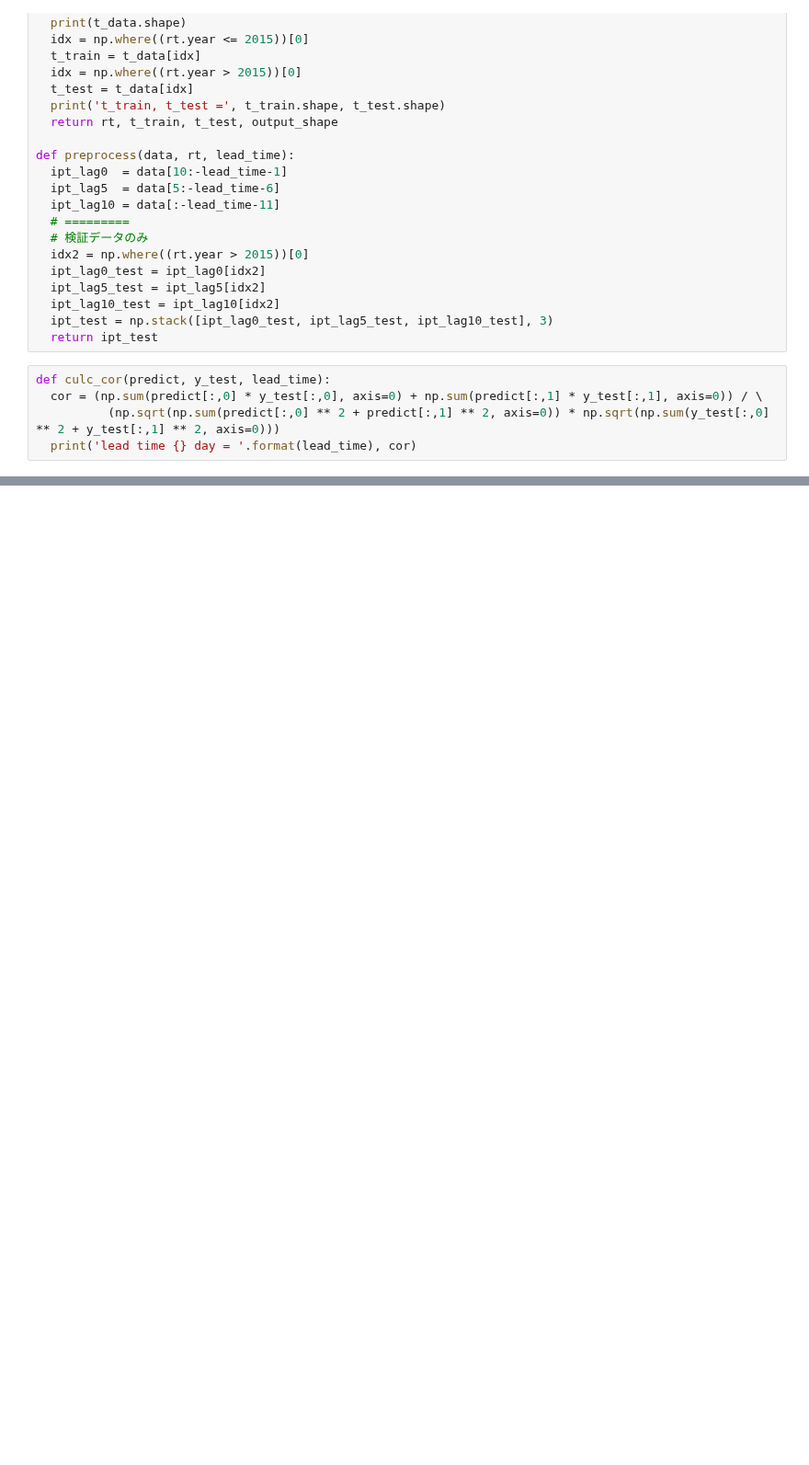
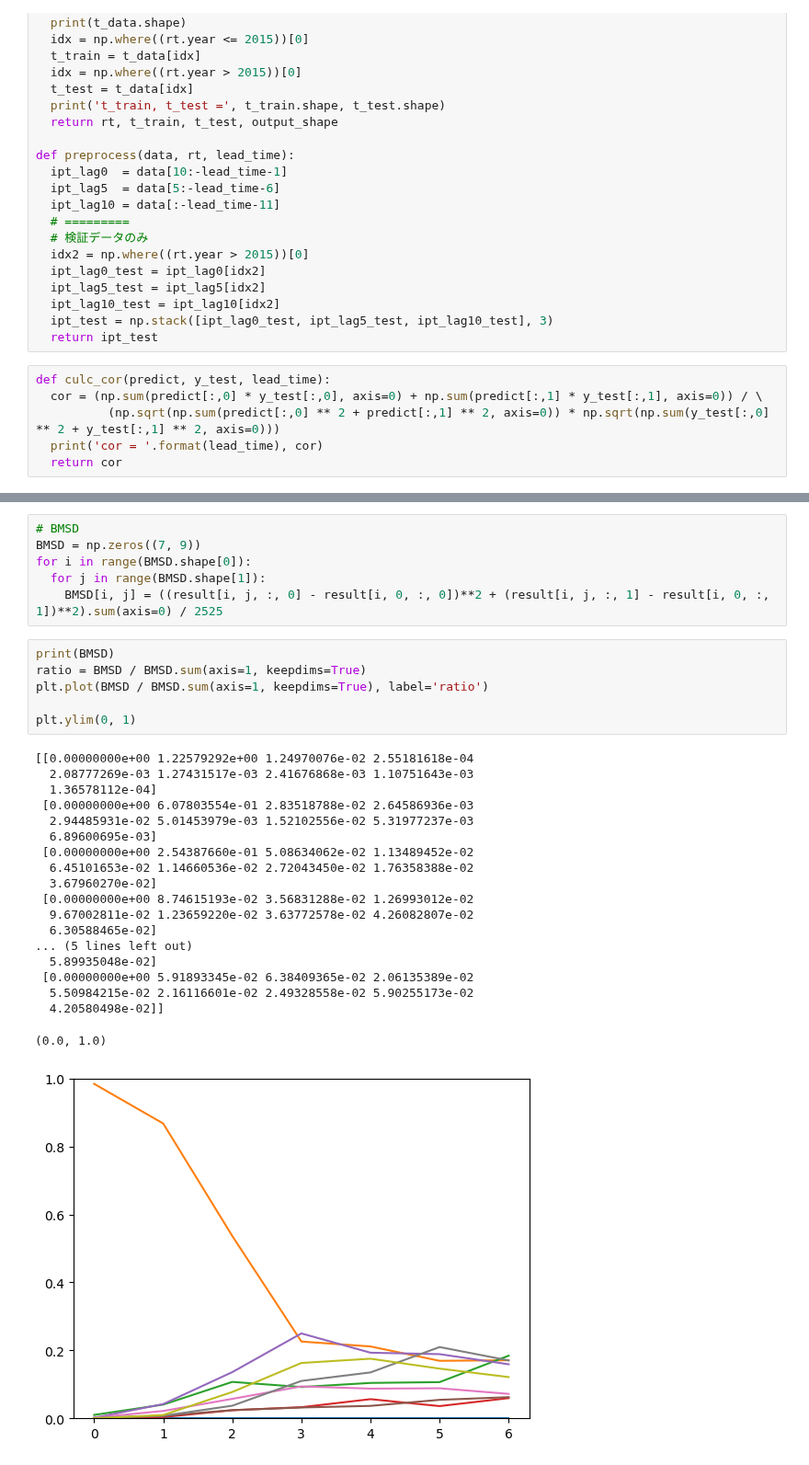
Before and after one commit to Yuumae1/machine_learning, a Jupyter notebook: Kikuchi12_torch/sensitivity_test.ipynb, the cells around one changed output, grey strips where cells are left out. Shown at 92% size. Cells and saved outputs as stored; diff of their text form; blank space fills up the shorter version.

```diff
--- a/Kikuchi12_torch/sensitivity_test.ipynb
+++ b/Kikuchi12_torch/sensitivity_test.ipynb
@@ -45,4 +43,5 @@ def preprocess(data, rt, lead_time):
 def culc_cor(predict, y_test, lead_time):
   cor = (np.sum(predict[:,0] * y_test[:,0], axis=0) + np.sum(predict[:,1] * y_test[:,1], axis=0)) / \
           (np.sqrt(np.sum(predict[:,0] ** 2 + predict[:,1] ** 2, axis=0)) * np.sqrt(np.sum(y_test[:,0] ** 2 + y_test[:,1] ** 2, axis=0)))
-  print('lead time {} day = '.format(lead_time), cor)
+  print('cor = '.format(lead_time), cor)
+  return cor
@@ -148,0 +206,32 @@ FileNotFoundError: [Errno 2] No such file or directory: '/home/maeda/machine_lea
+# %%
+# BMSD
+BMSD = np.zeros((7, 9))
+for i in range(BMSD.shape[0]):
+  for j in range(BMSD.shape[1]):
+    BMSD[i, j] = ((result[i, j, :, 0] - result[i, 0, :, 0])**2 + (result[i, j, :, 1] - result[i, 0, :, 1])**2).sum(axis=0) / 2525
+# %%
+print(BMSD)
+ratio = BMSD / BMSD.sum(axis=1, keepdims=True)
+plt.plot(BMSD / BMSD.sum(axis=1, keepdims=True), label='ratio')
+
+plt.ylim(0, 1)
+# %% [output]
+[[0.00000000e+00 1.22579292e+00 1.24970076e-02 2.55181618e-04
+  2.08777269e-03 1.27431517e-03 2.41676868e-03 1.10751643e-03
+  1.36578112e-04]
+ [0.00000000e+00 6.07803554e-01 2.83518788e-02 2.64586936e-03
+  2.94485931e-02 5.01453979e-03 1.52102556e-02 5.31977237e-03
+  6.89600695e-03]
+ [0.00000000e+00 2.54387660e-01 5.08634062e-02 1.13489452e-02
+  6.45101653e-02 1.14660536e-02 2.72043450e-02 1.76358388e-02
+  3.67960270e-02]
+ [0.00000000e+00 8.74615193e-02 3.56831288e-02 1.26993012e-02
+  9.67002811e-02 1.23659220e-02 3.63772578e-02 4.26082807e-02
+  6.30588465e-02]
+... (5 lines left out)
+  5.89935048e-02]
+ [0.00000000e+00 5.91893345e-02 6.38409365e-02 2.06135389e-02
+  5.50984215e-02 2.16116601e-02 2.49328558e-02 5.90255173e-02
+  4.20580498e-02]]
+(0.0, 1.0)
+[figure, added]
```
Also changed, not shown: parts of 6 cells of this notebook, 2 other files.
